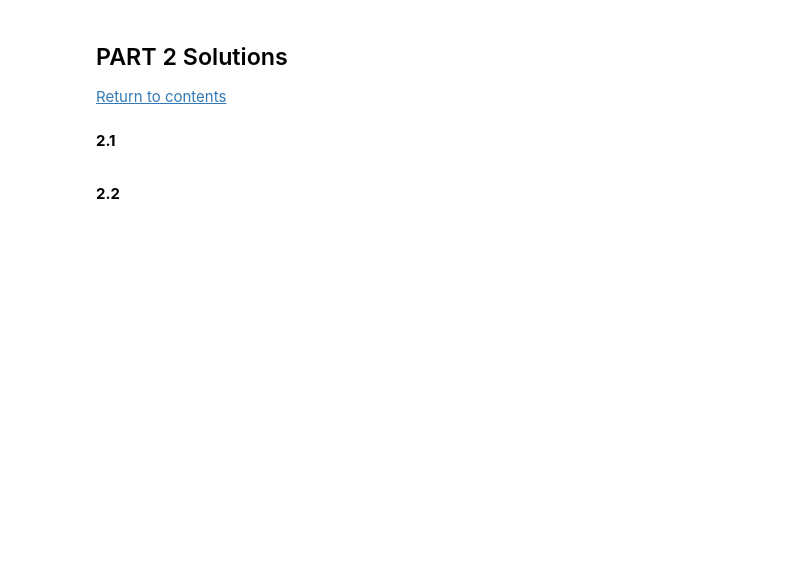
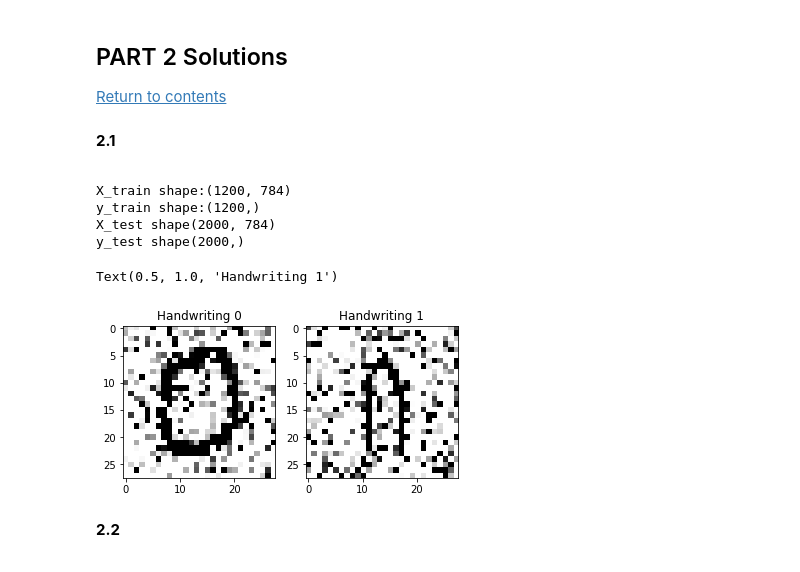
Before and after one commit to ST-807-G6/ST807-HW1, a Jupyter notebook: HW1_scaffold.ipynb, the cells around one changed output. Saved outputs shown, nothing was run; the diff lists cells and outputs as text; code cells hidden in the pictures; blank space fills up the shorter version.

Commit message:
Update Part 2, add Data Augmentation and more specfic charts and prints

```diff
--- a/HW1_scaffold.ipynb
+++ b/HW1_scaffold.ipynb
@@ -903,3 +902,28 @@ You can change the number of epochs (max 2000), batch size, optimizer, and of co
+# %%
+train_data=pd.read_csv('kmnist_train.csv')
+test_data=pd.read_csv('kmnist_test.csv')
+X_train=train_data.drop('output',axis=1).values.astype('uint8')
+y_train=train_data['output']
+X_test=test_data.drop('output',axis=1).values.astype('uint8')
+y_test=test_data['output']
+print('X_train shape:{}\ny_train shape:{}\nX_test shape{}\ny_test shape{}'.format(X_train.shape,y_train.shape,X_test.shape,y_test.shape))
+filter_0 = np.where(y_train==0)
+filter_1 = np.where(y_train==1)
+plt.subplot(121)
+img_0 = X_train[filter_0[0][0]].reshape(28,28)
+plt.imshow(img_0,cmap="Greys",interpolation="nearest")
+plt.title('Handwriting 0')
+plt.subplot(122)
+img_0 = X_train[filter_1[0][0]].reshape(28,28)
+plt.imshow(img_0,cmap="Greys",interpolation="nearest")
+plt.title('Handwriting 1')
+# %% [output]
+X_train shape:(1200, 784)
+y_train shape:(1200,)
+X_test shape(2000, 784)
+y_test shape(2000,)
+Text(0.5, 1.0, 'Handwriting 1')
+[figure, added]
 # %% [markdown]
 <div class='exercise-r'>
 
```
Also changed, not shown: parts of 14 cells of this notebook.
